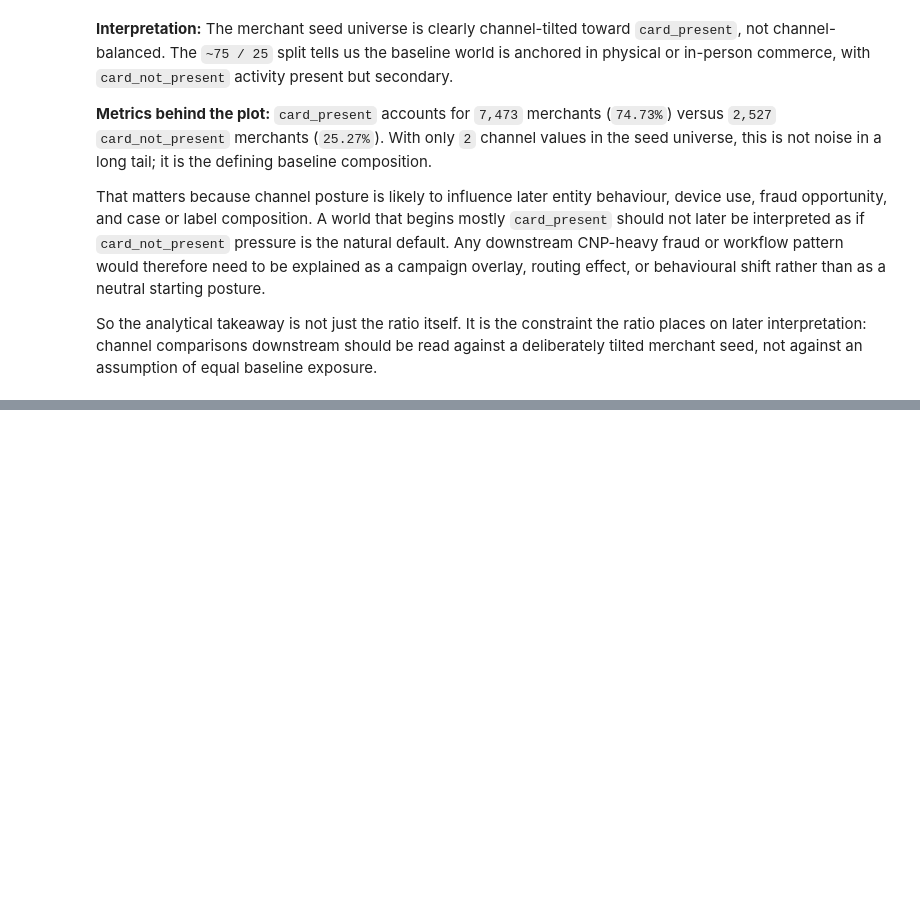
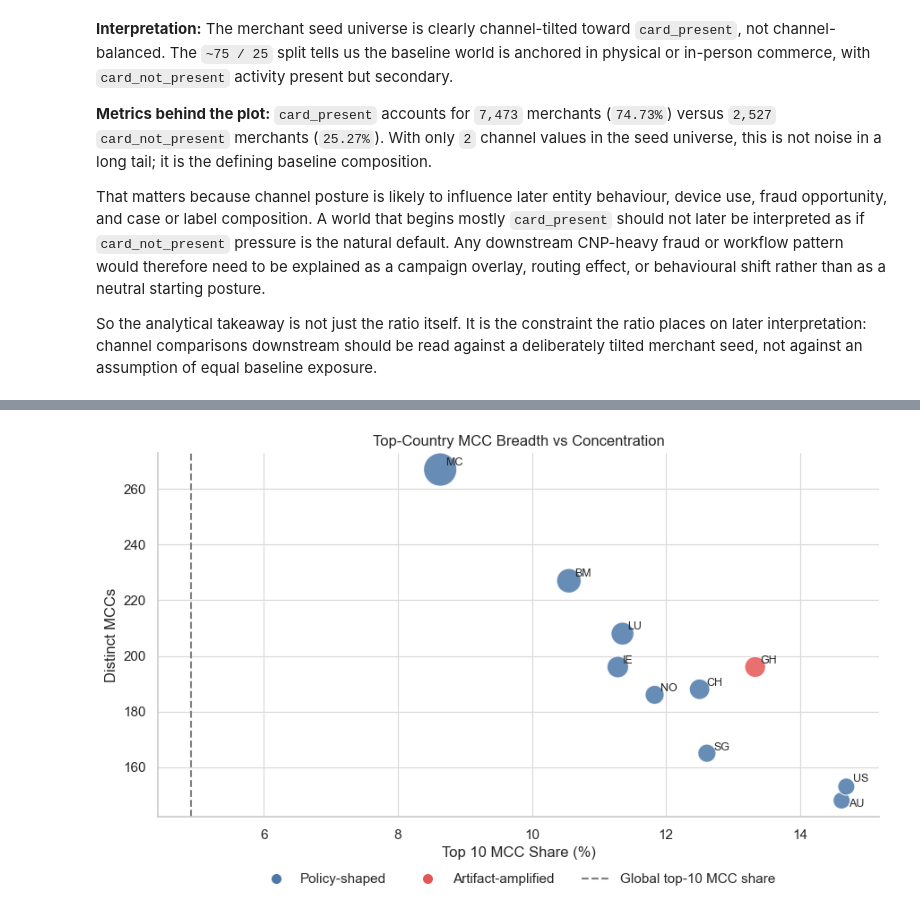
Before and after one commit to EsosaOrumwese/fraud-detection-system, a Jupyter notebook: analysis/dev_full_offline_investigation/00_investigation/notebooks/00_understanding_governed_data_world_p1.ipynb, the cells around one changed output, grey strips where cells are left out. Drawn from its saved outputs; the diff is of its cells as text; code cells hidden in the pictures; blank space fills up the shorter version.

Commit message:
add plots exploring the country concentrated merchant universe

```diff
--- a/analysis/dev_full_offline_investigation/00_investigation/notebooks/00_understanding_governed_data_world_p1.ipynb
+++ b/analysis/dev_full_offline_investigation/00_investigation/notebooks/00_understanding_governed_data_world_p1.ipynb
@@ -543,0 +717,5 @@ The country Pareto chart tells us where merchant weight sits, but not whether th
+# %%
+# Angle 1A: breadth versus concentration.
+draw_mcc_breadth_concentration_plot()
+# %% [output]
+[figure, added]
```
Also changed, not shown: parts of 13 cells of this notebook.
